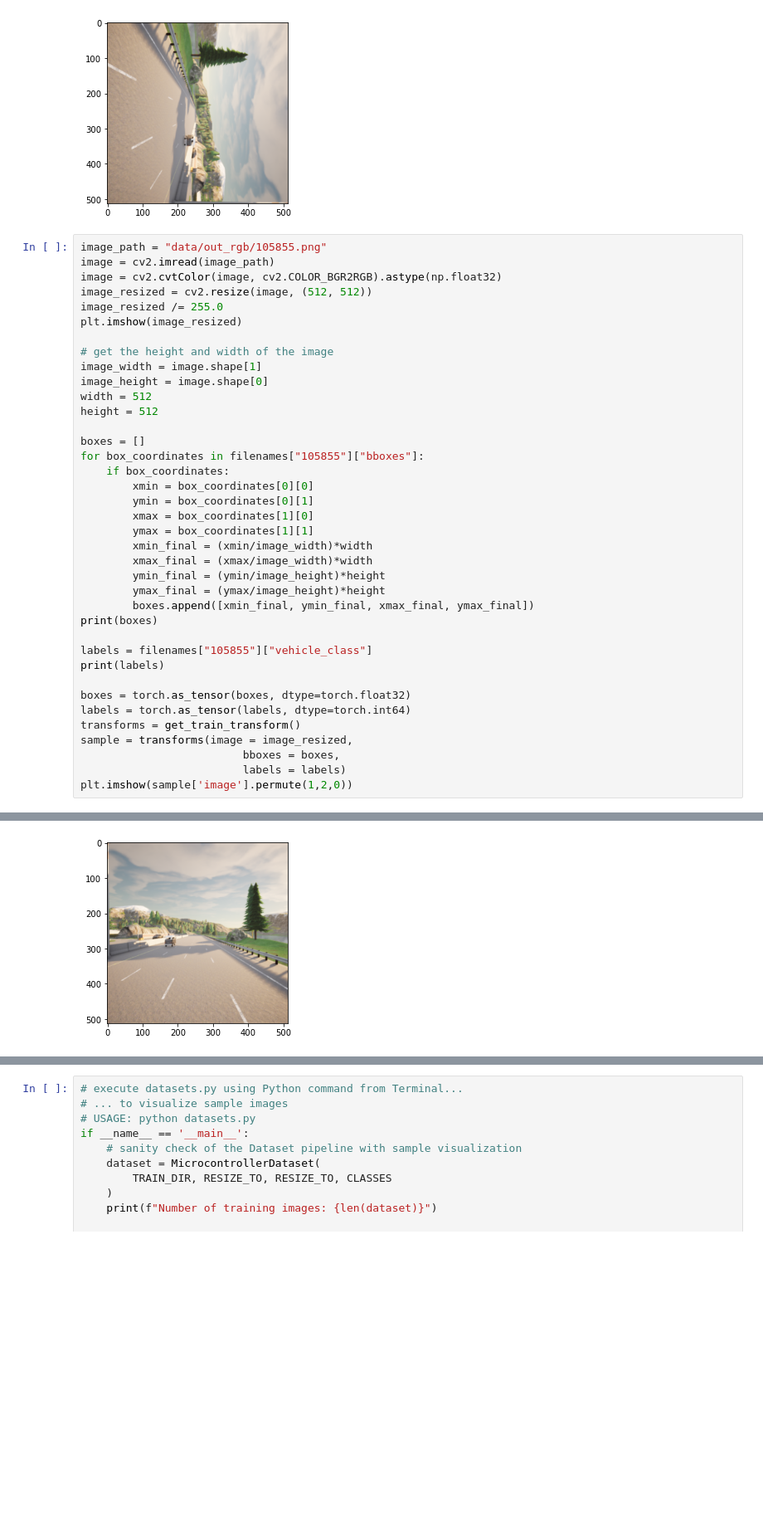
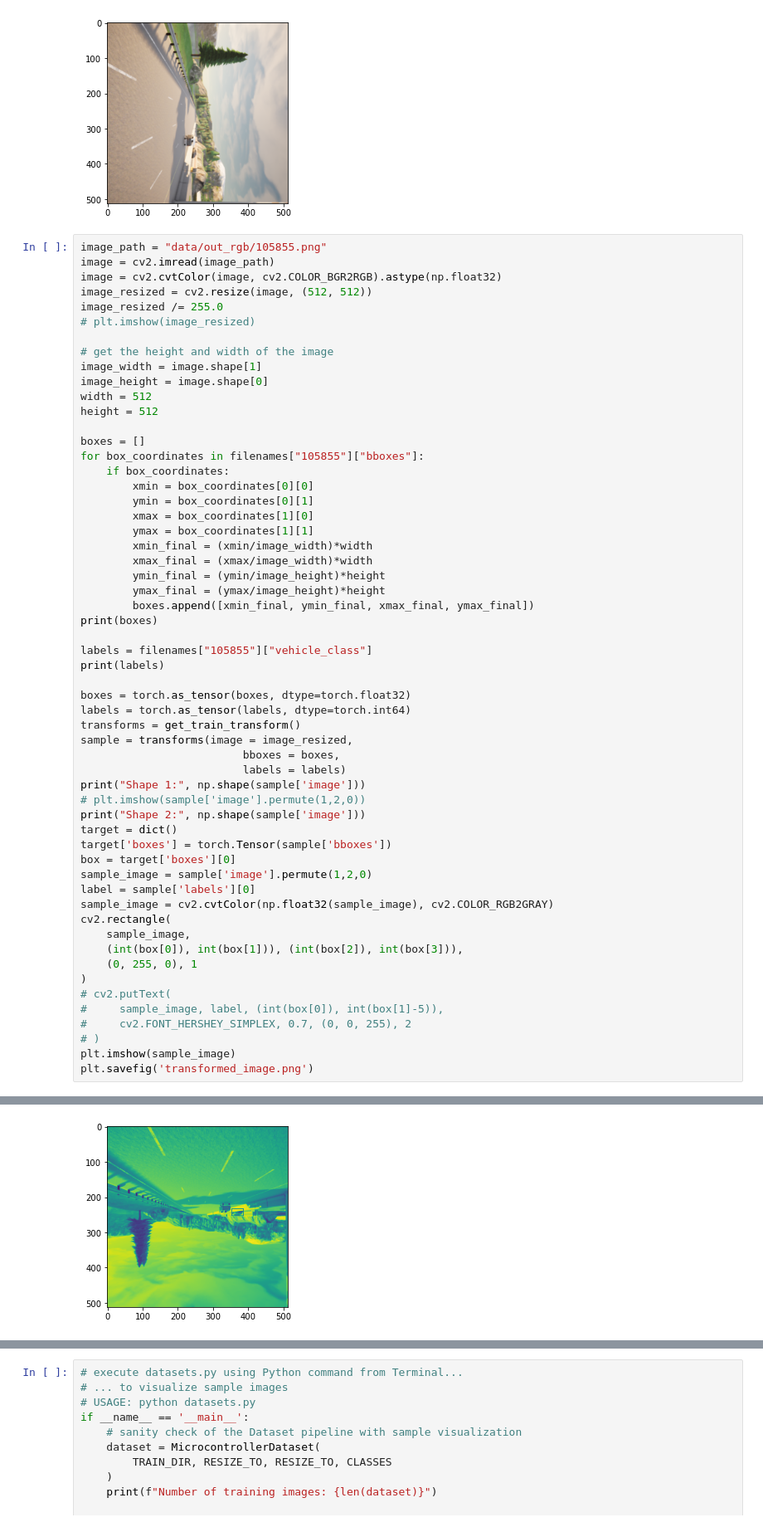
Before and after one commit to Karthik-Ragunath/Semantic-Object-Detection, a Jupyter notebook: faster_rcnn.ipynb, the cells around one changed output, grey strips where cells are left out. Shown at 83% size. Cells and saved outputs as stored; diff of their text form; blank space fills up the shorter version.

Commit message:
building visualization tools and batch loaders

```diff
--- a/faster_rcnn.ipynb
+++ b/faster_rcnn.ipynb
@@ -435,7 +435,7 @@ image = cv2.imread(image_path)
 image = cv2.cvtColor(image, cv2.COLOR_BGR2RGB).astype(np.float32)
 image_resized = cv2.resize(image, (512, 512))
 image_resized /= 255.0
-plt.imshow(image_resized)
+# plt.imshow(image_resized)
 
 # get the height and width of the image
 image_width = image.shape[1]
@@ -466,7 +466,26 @@ transforms = get_train_transform()
 sample = transforms(image = image_resized,
                          bboxes = boxes,
                          labels = labels)
-plt.imshow(sample['image'].permute(1,2,0))
+print("Shape 1:", np.shape(sample['image']))
+# plt.imshow(sample['image'].permute(1,2,0))
+print("Shape 2:", np.shape(sample['image']))
+target = dict()
+target['boxes'] = torch.Tensor(sample['bboxes'])
+box = target['boxes'][0]
+sample_image = sample['image'].permute(1,2,0)
+label = sample['labels'][0]
+sample_image = cv2.cvtColor(np.float32(sample_image), cv2.COLOR_RGB2GRAY)
+cv2.rectangle(
+    sample_image,
+    (int(box[0]), int(box[1])), (int(box[2]), int(box[3])),
+    (0, 255, 0), 1
+)
+# cv2.putText(
+#     sample_image, label, (int(box[0]), int(box[1]-5)),
+#     cv2.FONT_HERSHEY_SIMPLEX, 0.7, (0, 0, 255), 2
+# )
+plt.imshow(sample_image)
+plt.savefig('transformed_image.png')
 # %% [output]
 [[125.29588276812201, 258.590878565645, 158.6771996454077, 278.5940573601272], [158.35721974592755, 261.33879493009005, 196.21770768110656, 295.4915665813042]]
 [1, 0]
@@ -474,2 +494,2 @@ plt.imshow(sample['image'].permute(1,2,0))
-[figure, old version]
+[figure, new version]
 # %%
```
Also changed, not shown: parts of 3 cells of this notebook.
